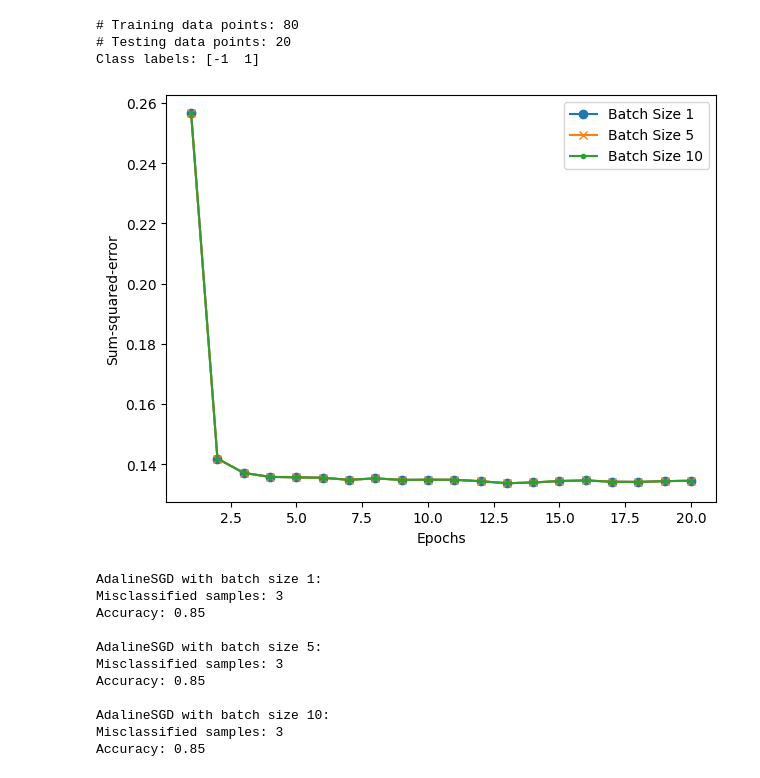
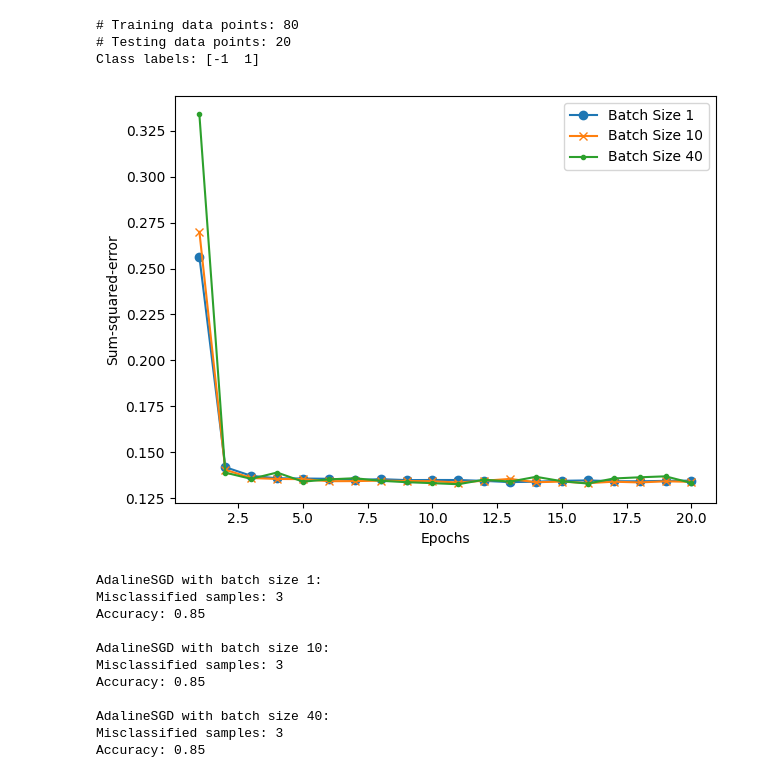
Before and after one commit to huiyuiui/DeepLearningLabs, a Jupyter notebook: Lab4/Lab04-1_109062135.ipynb, the cells around one changed output. Drawn from its saved outputs; the diff is of its cells as text; code cells hidden in the pictures.

```diff
--- a/Lab4/Lab04-1_109062135.ipynb
+++ b/Lab4/Lab04-1_109062135.ipynb
@@ -119,28 +119,17 @@ class AdalineSGD(object):
         for i in range(self.n_iter):
             if self.shuffle:
                 X, y = self._shuffle(X, y)
-            # cost = []
-            # for i in range(0, X.shape[0], self.batch_size):
-            #     X_batch, y_batch = X[i: i+self.batch_size, :], y[i: i+self.batch_size]
-            #     for xi, yi in zip(X_batch, y_batch):
-            #         cost.append(self._update_weights(xi, yi))
-            #     if(i % 10 == 0):
-            #         avg_cost = sum(cost) / len(y_batch)
-            #         self.cost_.append(avg_cost)
-            #         cost = []
-
             steps = X.shape[0] // self.batch_size
             cost = []
             for idx in range(steps):
                 start = idx * self.batch_size
                 end = (idx + 1) * self.batch_size
                 X_batch, y_batch = X[start: end, :], y[start: end]
-                for xi, yi in zip(X_batch, y_batch):
-                    cost.append(self._update_weights(xi, yi))
-                # if(((idx + 1) * self.batch_size) % 20 == 0):
+                cost.append(self._update_weights(X_batch, y_batch))
+
             avg_cost = sum(cost) / len(y)
             self.cost_.append(avg_cost)
-                    # cost = []
+
         return self
 
     def _shuffle(self, X, y):
@@ -153,17 +142,17 @@ class AdalineSGD(object):
         self.w_ = np.random.normal(loc=0.0, scale=0.01, size=1 + m)
         self.w_initialized = True
 
-    def _update_weights(self, xi, yi):
+    def _update_weights(self, X_batch, y_batch):
         """Apply Adaline learning rule to update the weights"""
-        output = self.activation(xi)
+        output = self.activation(X_batch)
 
         # Cost function
-        error = (yi - output)
-        cost = 0.5 * error**2
+        error = (y_batch - output)
+        cost = 0.5 * np.sum(error**2)
 
         # Update rule
-        self.w_[1:] += self.eta * xi.dot(error)
-        self.w_[0] += self.eta * error
+        self.w_[1:] += self.eta * X_batch.T.dot(error)
+        self.w_[0] += self.eta * error.sum()
 
         return cost
 
@@ -191,55 +180,55 @@ class AdalineSGD(object):
         return self
 # %%
 batch_size1 = 1
-batch_size2 = 5
-batch_size3 = 10
+batch_size2 = 10
+batch_size3 = 40
 adas1 = AdalineSGD(n_iter=20, eta=0.01, batch_size=batch_size1, random_state=1)
 adas1.fit(X_train_std, y_train)
 adas2 = AdalineSGD(n_iter=20, eta=0.01, batch_size=batch_size2, random_state=1)
 adas2.fit(X_train_std, y_train)
 adas3 = AdalineSGD(n_iter=20, eta=0.01, batch_size=batch_size3, random_state=1)
 adas3.fit(X_train_std, y_train)
 
 # Cost values
 plt.plot(range(1, len(adas1.cost_) + 1), adas1.cost_,
-         marker='o', label='Batch Size 1')
+         marker='o', label=f'Batch Size {batch_size1}')
 plt.plot(range(1, len(adas2.cost_) + 1), adas2.cost_,
-         marker='x', label='Batch Size 5')
+         marker='x', label=f'Batch Size {batch_size2}')
 plt.plot(range(1, len(adas3.cost_) + 1), adas3.cost_,
-         marker='.', label='Batch Size 10')
+         marker='.', label=f'Batch Size {batch_size3}')
 plt.xlabel('Epochs')
 plt.ylabel('Sum-squared-error')
 plt.legend(loc='upper right')
 
 plt.tight_layout()
 plt.savefig('./output/fig-adaline-sgd-cost.png', dpi=300)
 plt.show()
 
 # Testing accuracy
 y_pred = adas1.predict(X_test_std)
-print("AdalineSGD with batch size 1:")
+print(f"AdalineSGD with batch size {batch_size1}:")
 print('Misclassified samples: %d' % (y_test != y_pred).sum())
 print('Accuracy: %.2f\n' % accuracy_score(y_test, y_pred))
 
 y_pred = adas2.predict(X_test_std)
-print("AdalineSGD with batch size 5:")
+print(f"AdalineSGD with batch size {batch_size2}:")
 print('Misclassified samples: %d' % (y_test != y_pred).sum())
 print('Accuracy: %.2f\n' % accuracy_score(y_test, y_pred))
 
 y_pred = adas3.predict(X_test_std)
-print("AdalineSGD with batch size 10:")
+print(f"AdalineSGD with batch size {batch_size3}:")
 print('Misclassified samples: %d' % (y_test != y_pred).sum())
 print('Accuracy: %.2f\n' % accuracy_score(y_test, y_pred))
 # %% [output]
-[figure, old version]
+[figure, new version]
 AdalineSGD with batch size 1:
-Misclassified samples: 3
-Accuracy: 0.85
-
-AdalineSGD with batch size 5:
 Misclassified samples: 3
 Accuracy: 0.85
 
 AdalineSGD with batch size 10:
 Misclassified samples: 3
 Accuracy: 0.85
+
+AdalineSGD with batch size 40:
+Misclassified samples: 3
+Accuracy: 0.85
```
Also changed, not shown: 3 other files.
